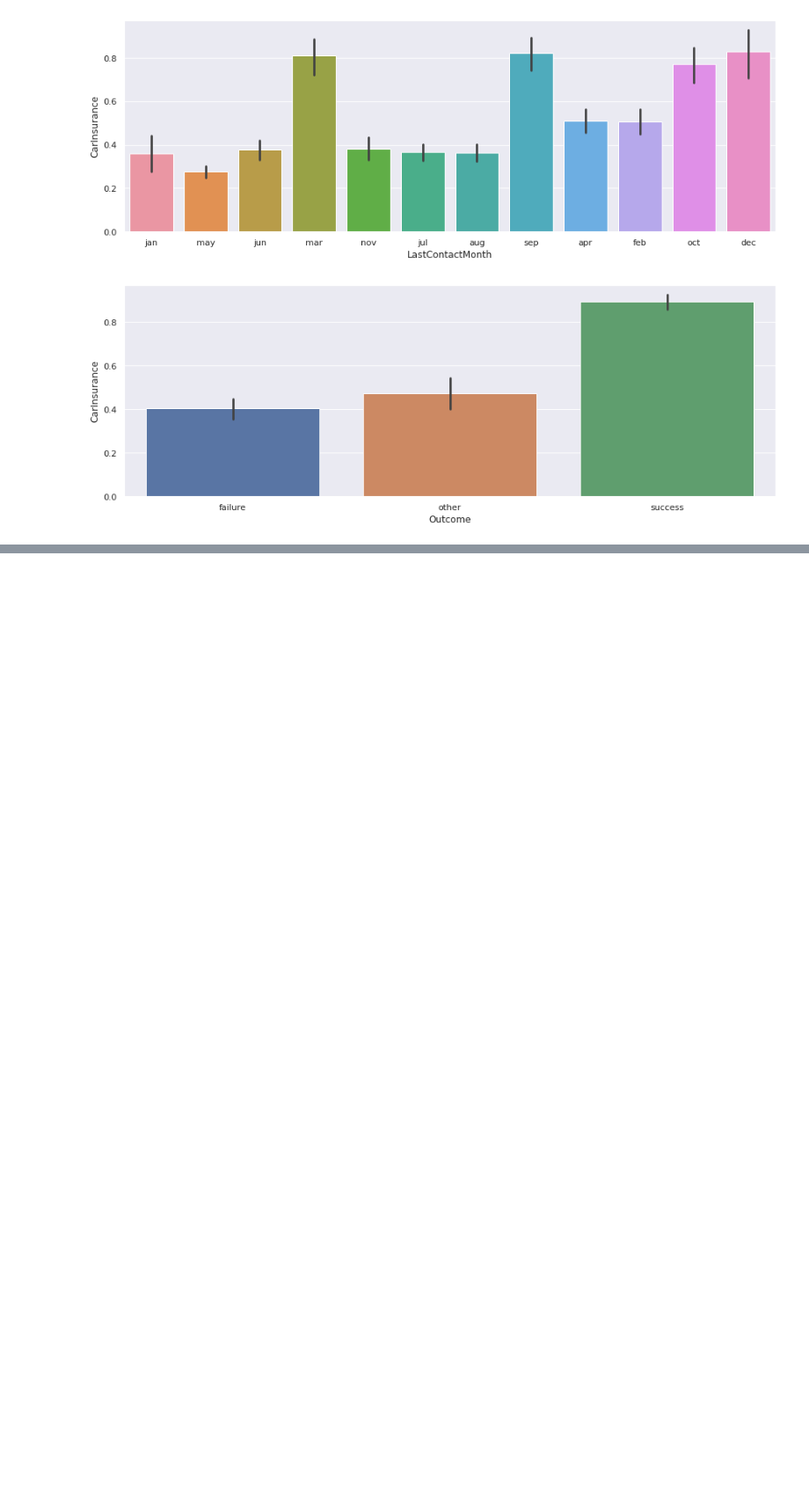
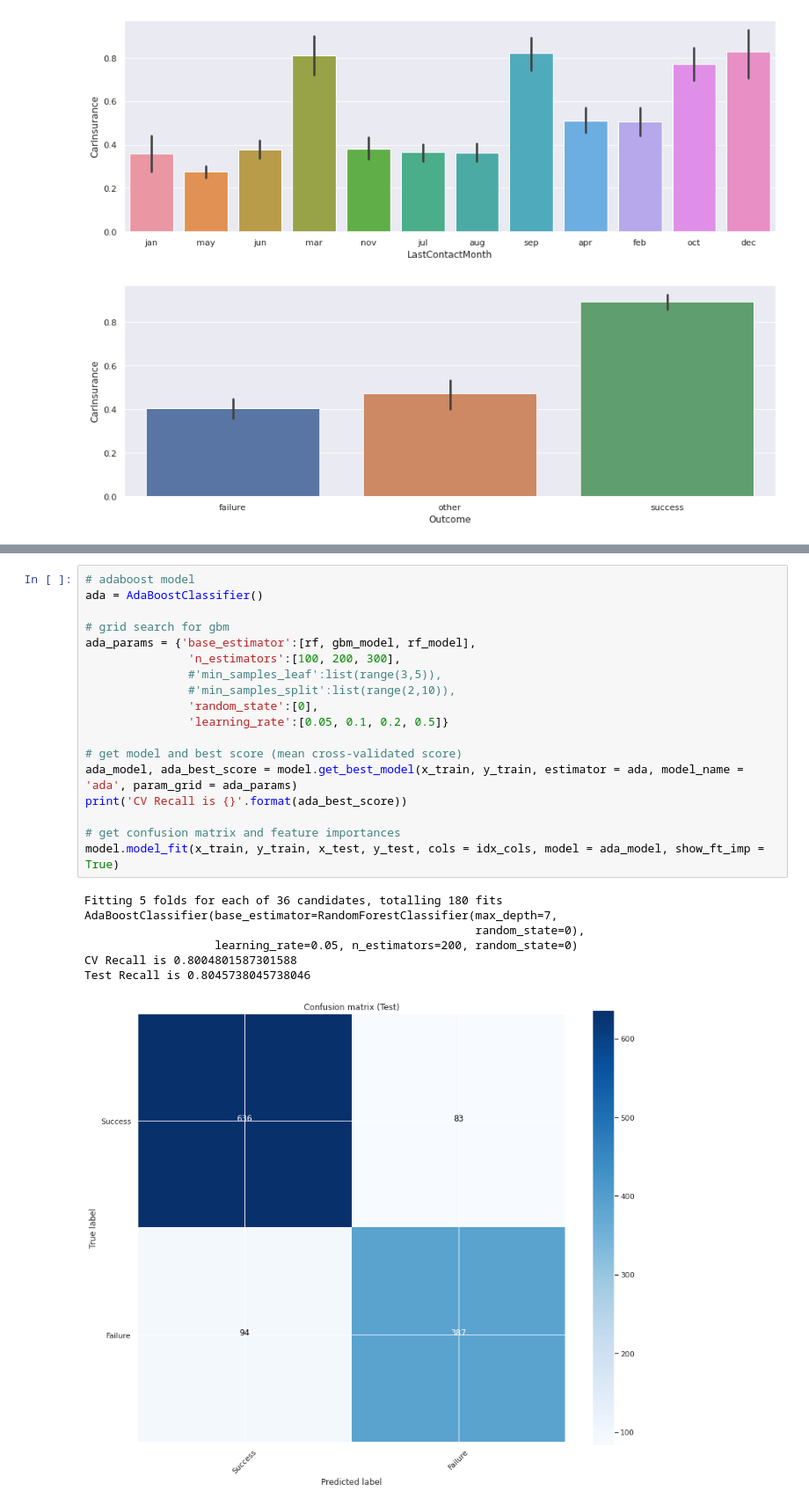
Before and after one commit to dcleere/car_insurance_campaign, a Jupyter notebook: exploratory/cold_call_classifier.ipynb, the cells around one changed output, grey strips where cells are left out. Shown at 88% size. Cells and saved outputs as stored; diff of their text form; blank space fills up the shorter version.

```diff
--- a/exploratory/cold_call_classifier.ipynb
+++ b/exploratory/cold_call_classifier.ipynb
@@ -285,0 +457,26 @@ Below is a summary of findings and actions from EDA
+# %%
+# adaboost model
+ada = AdaBoostClassifier()
+
+# grid search for gbm
+ada_params = {'base_estimator':[rf, gbm_model, rf_model],
+               'n_estimators':[100, 200, 300],
+               #'min_samples_leaf':list(range(3,5)),
+               #'min_samples_split':list(range(2,10)),
+               'random_state':[0],
+               'learning_rate':[0.05, 0.1, 0.2, 0.5]}
+
+# get model and best score (mean cross-validated score)
+ada_model, ada_best_score = model.get_best_model(x_train, y_train, estimator = ada, model_name = 'ada', param_grid = ada_params)
+print('CV Recall is {}'.format(ada_best_score))
+
+# get confusion matrix and feature importances
+model.model_fit(x_train, y_train, x_test, y_test, cols = idx_cols, model = ada_model, show_ft_imp = True)
+# %% [output]
+Fitting 5 folds for each of 36 candidates, totalling 180 fits
+AdaBoostClassifier(base_estimator=RandomForestClassifier(max_depth=7,
+                                                         random_state=0),
+                   learning_rate=0.05, n_estimators=200, random_state=0)
+CV Recall is 0.8004801587301588
+Test Recall is 0.8045738045738046
+[figure, added]
```
Also changed, not shown: parts of 42 cells of this notebook, 4 other files.
